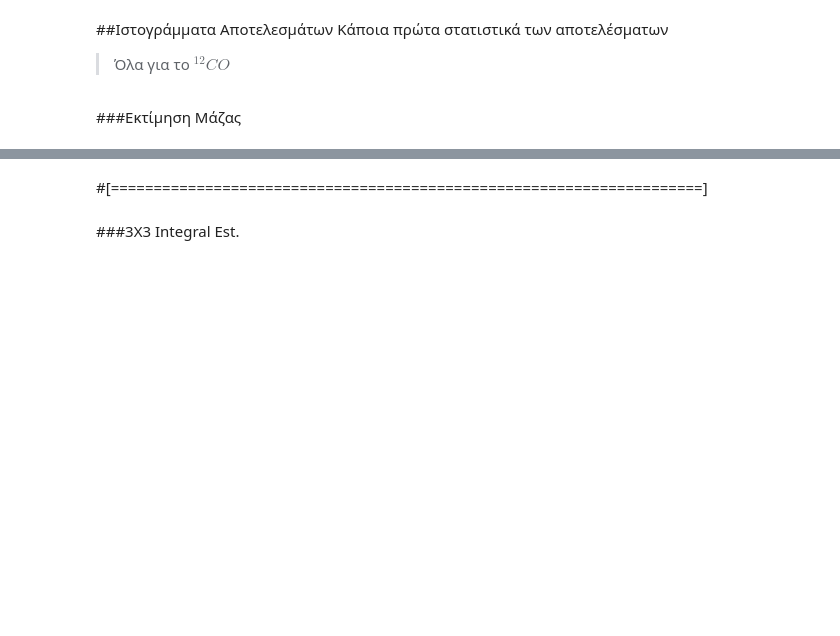
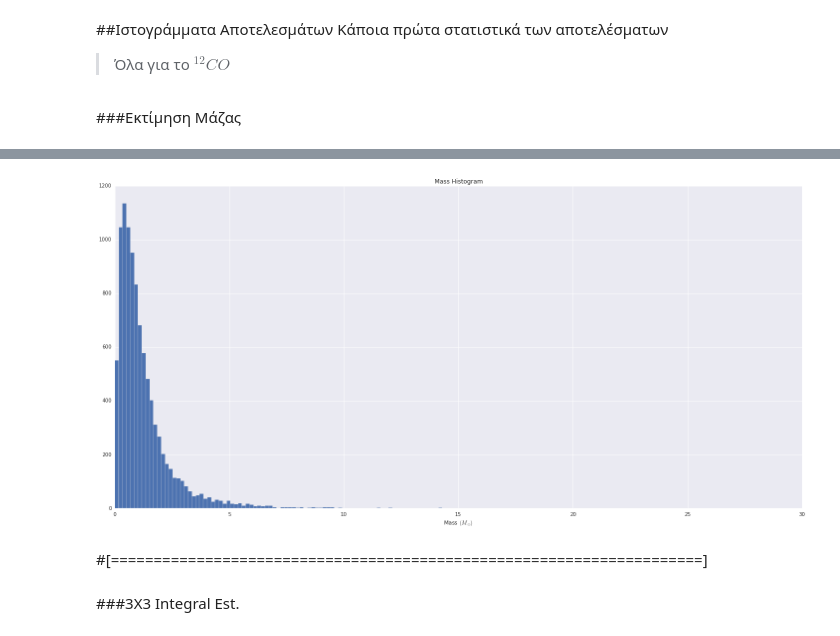
Before and after one commit to Mixpap/Ptyxiaki, a Jupyter notebook: Optical Depth.ipynb, the cells around one changed output, grey strips where cells are left out. Drawn from its saved outputs; the diff is of its cells as text; code cells hidden in the pictures; blank space fills up the shorter version.

```diff
--- a/Optical Depth.ipynb
+++ b/Optical Depth.ipynb
@@ -575,3 +544,14 @@ plt.hist(MG,normed=True);
+# %%
+a=MG[MG>0]
+a=a[np.logical_not(a.mask)]
+ax=plt.subplot(111)
+ax.set_title('Mass Histogram')
+ax.hist(a.data,bins=150)
+ax.set_xlabel(r'Mass $(M_{\odot})$')
+plt.tight_layout()
+plt.savefig('mass_hist',bbox_inches='tight')
+# %% [output]
+[figure, added]
 # %% [markdown]
 #[=====================================================================]
 # %% [markdown]
```
Also changed, not shown: parts of 22 cells of this notebook, 4 other files.
